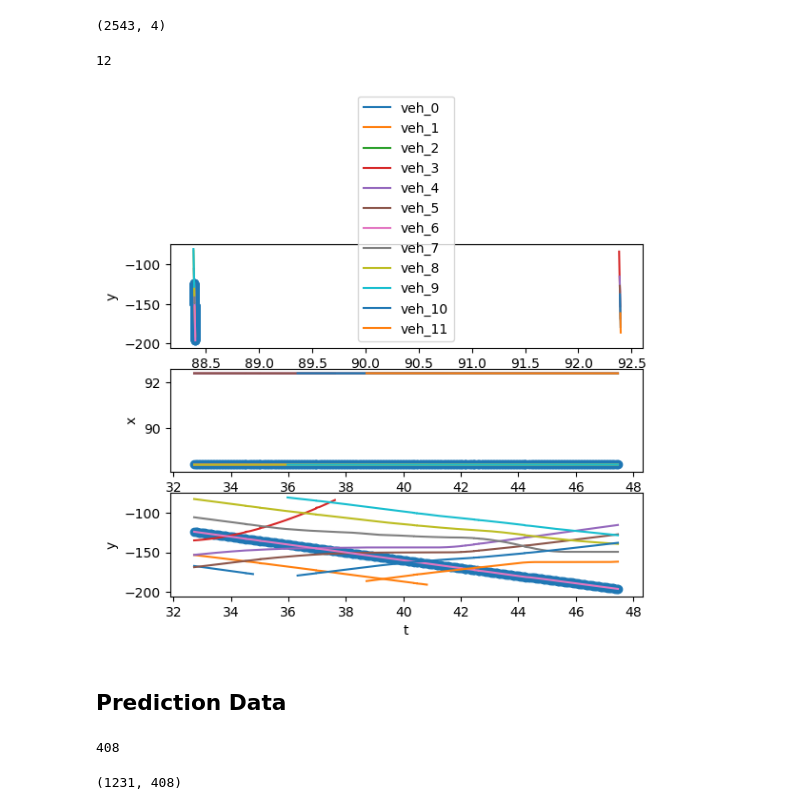
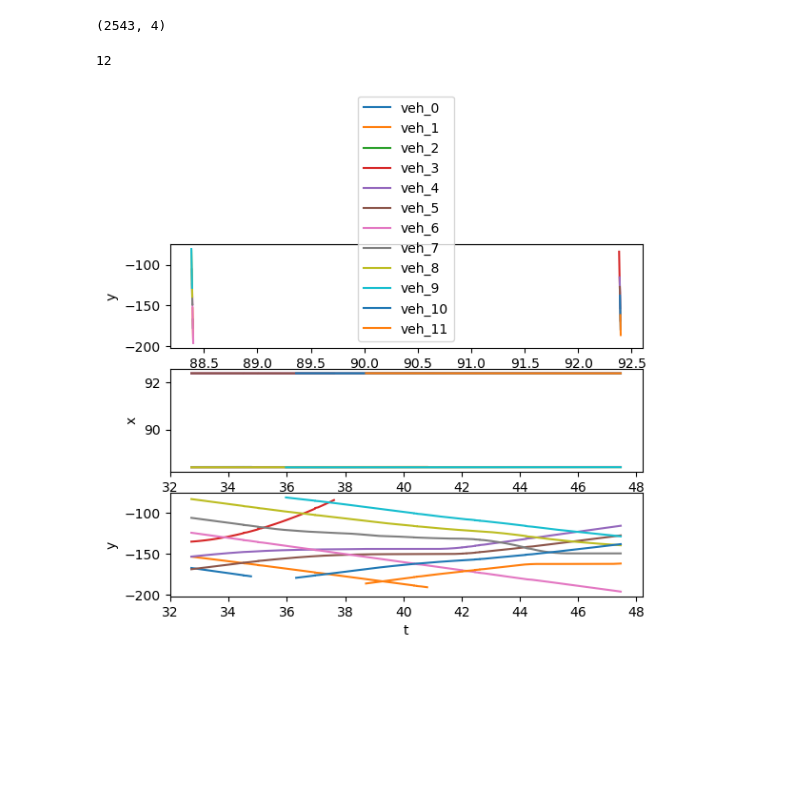
Before and after one commit to xinyiww/ros_record, a Jupyter notebook: Comparison Between GT Trajectory and Multi-Step Predictions.ipynb, the cells around one changed output. Saved outputs shown, nothing was run; the diff lists cells and outputs as text; code cells hidden in the pictures; blank space fills up the shorter version.

```diff
--- a/Comparison Between GT Trajectory and Multi-Step Predictions.ipynb
+++ b/Comparison Between GT Trajectory and Multi-Step Predictions.ipynb
@@ -70,59 +70,33 @@ fig1.clf()
 ax1 = fig1.add_subplot(311)
 ax2 = fig1.add_subplot(312)
 ax3 = fig1.add_subplot(313)
-check = 6 # 10-15 benignly consistant, others abnormal
+check = 20 # 10-15 benignly consistant, others abnormal
 for i in range(max_n):
 # for i in range(7,12):
     gt_traj = GT[GT[:,1] == float(i)]
     ax1 .plot(gt_traj[:,2], gt_traj[:,3], label = "veh_"+str(i))
     if i == check :
         ax1.scatter(gt_traj[:,2], gt_traj[:,3])
     ax1 .legend()
     ax1.set_xlabel("x")
     ax1.set_ylabel("y")
     ax2.plot(gt_traj[:,0], gt_traj[:,2], label = "veh_"+str(i))
     if i == check :
         ax2.scatter(gt_traj[:,0], gt_traj[:,2])
 #     ax2.legend()
     ax2.set_xlabel("t")
     ax2.set_ylabel("x")
     ax3.plot(gt_traj[:,0], gt_traj[:,3], label = "veh_"+str(i))
     if i == check :
         ax3.scatter(gt_traj[:,0], gt_traj[:,3])
 #     ax3.legend()
     ax3.set_xlabel("t")
     ax3.set_ylabel("y")
 
-    # fuck, we need to reassign the vehicles based on the continuity of the trajectory first
+    #  we need to reassign the vehicles based on the continuity of the trajectory first
     # might save time solving in the collection side ...
 
     # update: still has bugs in bag2csv_gt.py: when an vehicle exit, the index should be deleted from the dictionary, or time restrictions should be added
 # %% [output]
 12
-[figure, old version]
+[figure, new version]
-# %% [markdown]
-## Prediction Data
-# %%
-# get t_start,dt,n_pred,i | xs,ys,dxs, dys
-def getPredData(filename):
-    file = open(filename, 'r')
-    dat_str = file.readlines()
-
-    sample = dat_str[0].split(' ')
-    n_pred= int(sample[2])
-    width = 4+4*n_pred
-    print(width)
-    data = np.zeros([len(dat_str), width])
-    for i in range(len(dat_str)):
-        sample = dat_str[i].split(' ')
-        data[i, :] = sample
-
-    return data
-
-
-fn_pred = "t_jun_pred_3_results/t_jun_pred_3_pred.csv"
-PRED = getPredData(fn_pred)
-PRED.shape
-# %% [output]
-408
-(1231, 408)
```
Also changed, not shown: parts of 6 cells of this notebook, 2 other files.
